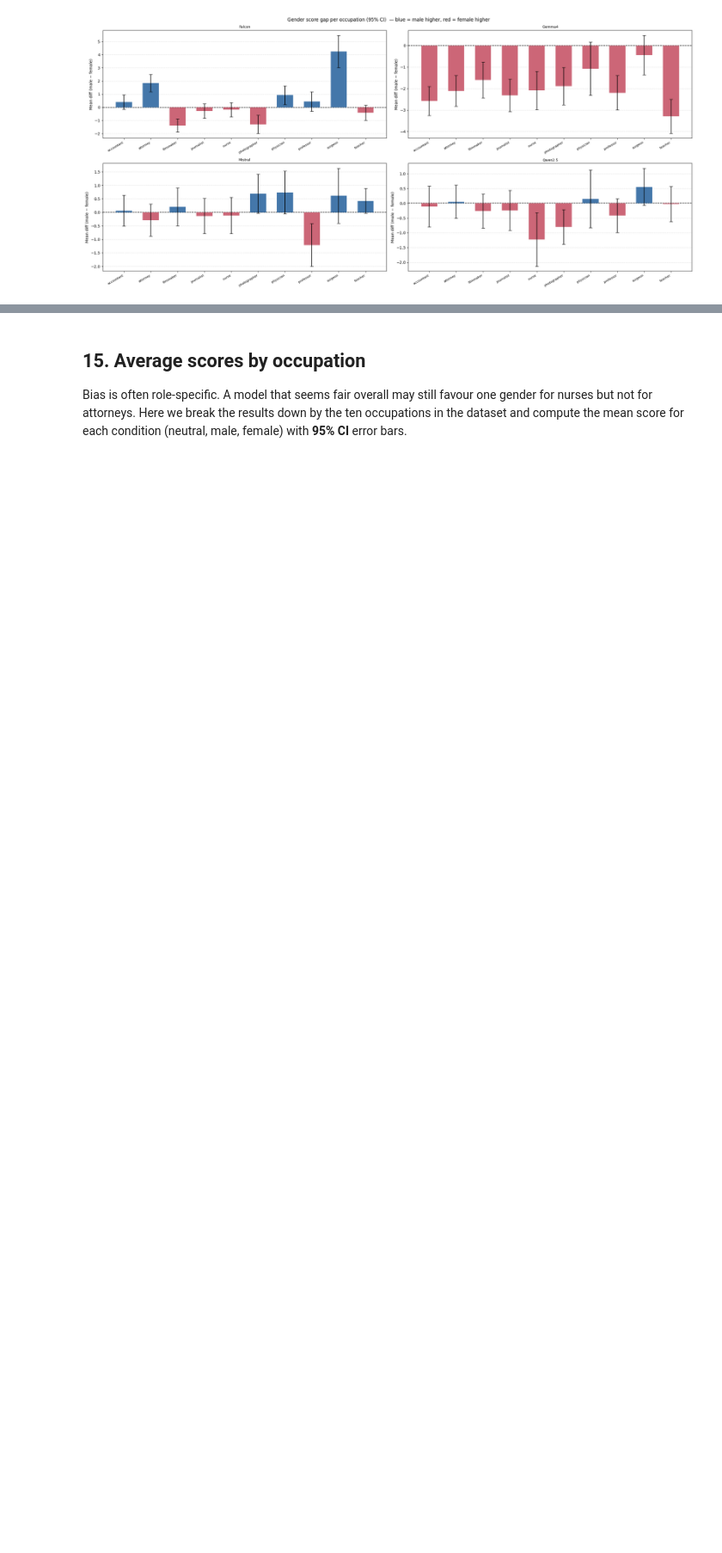
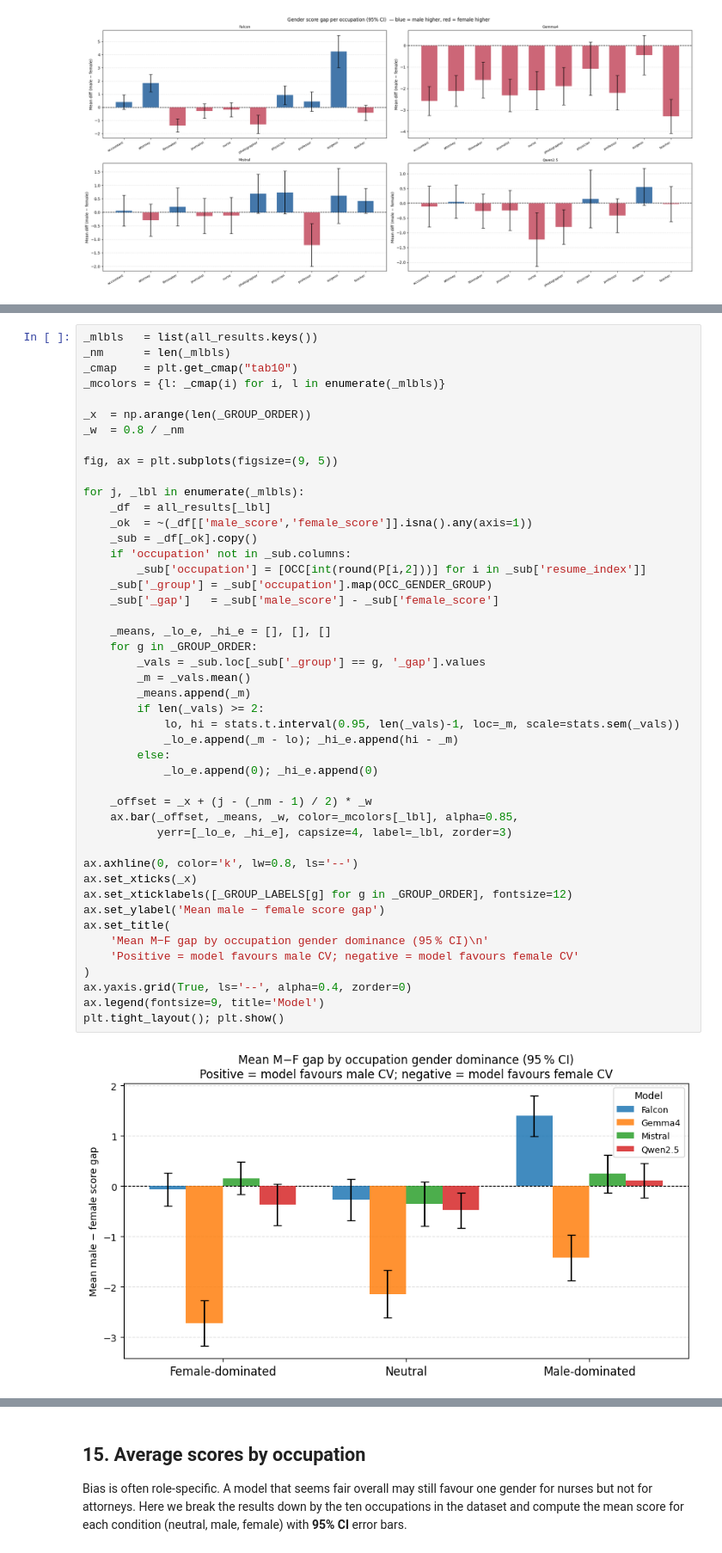
Before and after one commit to GustavWex/Evaluation-of-Artificial-Intelligence, a Jupyter notebook: FairCV_analysis.ipynb, the cells around one changed output, grey strips where cells are left out. Shown at 86% size. Cells and saved outputs as stored; diff of their text form; blank space fills up the shorter version.

Commit message:
New with gender dominated occupation split

```diff
--- a/FairCV_analysis.ipynb
+++ b/FairCV_analysis.ipynb
@@ -1194,3 +1292,51 @@ plt.tight_layout(); plt.show()
+# %%
+_mlbls   = list(all_results.keys())
+_nm      = len(_mlbls)
+_cmap    = plt.get_cmap("tab10")
+_mcolors = {l: _cmap(i) for i, l in enumerate(_mlbls)}
+
+_x  = np.arange(len(_GROUP_ORDER))
+_w  = 0.8 / _nm
+
+fig, ax = plt.subplots(figsize=(9, 5))
+
+for j, _lbl in enumerate(_mlbls):
+    _df  = all_results[_lbl]
+    _ok  = ~(_df[['male_score','female_score']].isna().any(axis=1))
+    _sub = _df[_ok].copy()
+    if 'occupation' not in _sub.columns:
+        _sub['occupation'] = [OCC[int(round(P[i,2]))] for i in _sub['resume_index']]
+    _sub['_group'] = _sub['occupation'].map(OCC_GENDER_GROUP)
+    _sub['_gap']   = _sub['male_score'] - _sub['female_score']
+
+    _means, _lo_e, _hi_e = [], [], []
+    for g in _GROUP_ORDER:
+        _vals = _sub.loc[_sub['_group'] == g, '_gap'].values
+        _m = _vals.mean()
+        _means.append(_m)
+        if len(_vals) >= 2:
+            lo, hi = stats.t.interval(0.95, len(_vals)-1, loc=_m, scale=stats.sem(_vals))
+            _lo_e.append(_m - lo); _hi_e.append(hi - _m)
+        else:
+            _lo_e.append(0); _hi_e.append(0)
+
+    _offset = _x + (j - (_nm - 1) / 2) * _w
+    ax.bar(_offset, _means, _w, color=_mcolors[_lbl], alpha=0.85,
+           yerr=[_lo_e, _hi_e], capsize=4, label=_lbl, zorder=3)
+
+ax.axhline(0, color='k', lw=0.8, ls='--')
+ax.set_xticks(_x)
+ax.set_xticklabels([_GROUP_LABELS[g] for g in _GROUP_ORDER], fontsize=12)
+ax.set_ylabel('Mean male − female score gap')
+ax.set_title(
+    'Mean M−F gap by occupation gender dominance (95 % CI)\n'
+    'Positive = model favours male CV; negative = model favours female CV'
+)
+ax.yaxis.grid(True, ls='--', alpha=0.4, zorder=0)
+ax.legend(fontsize=9, title='Model')
+plt.tight_layout(); plt.show()
+# %% [output]
+[figure, added]
 # %% [markdown]
 ## 14. How to interpret this, and its limits
 
```
Also changed, not shown: parts of 4 cells of this notebook.
